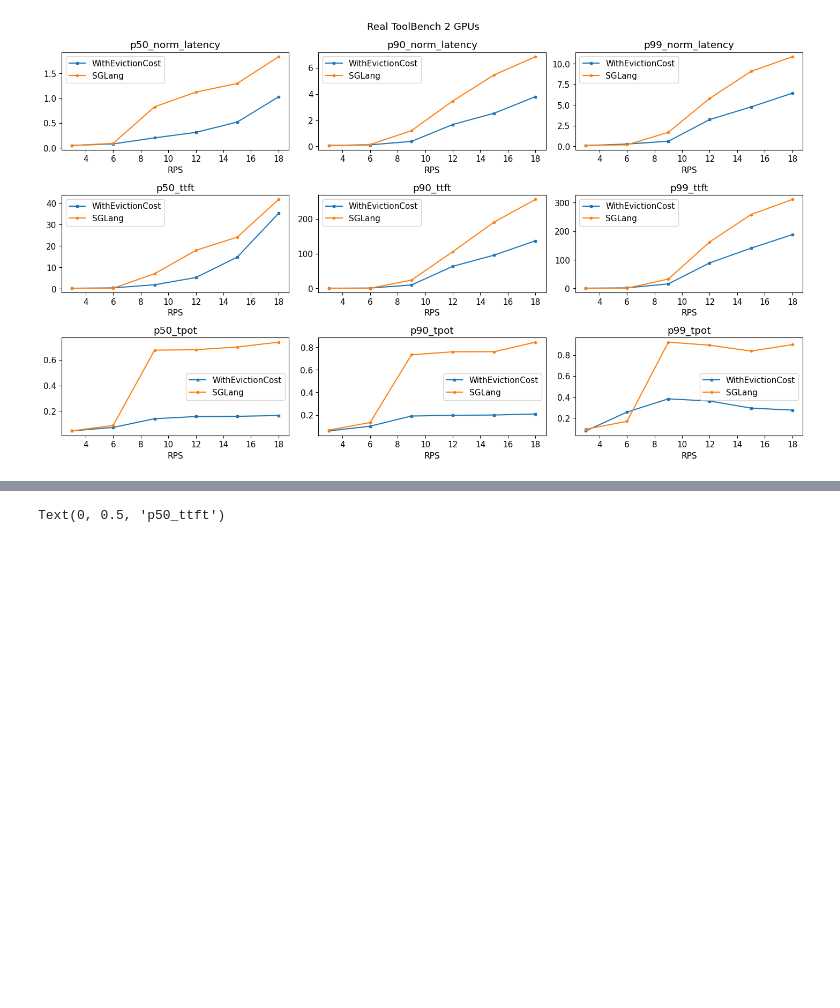
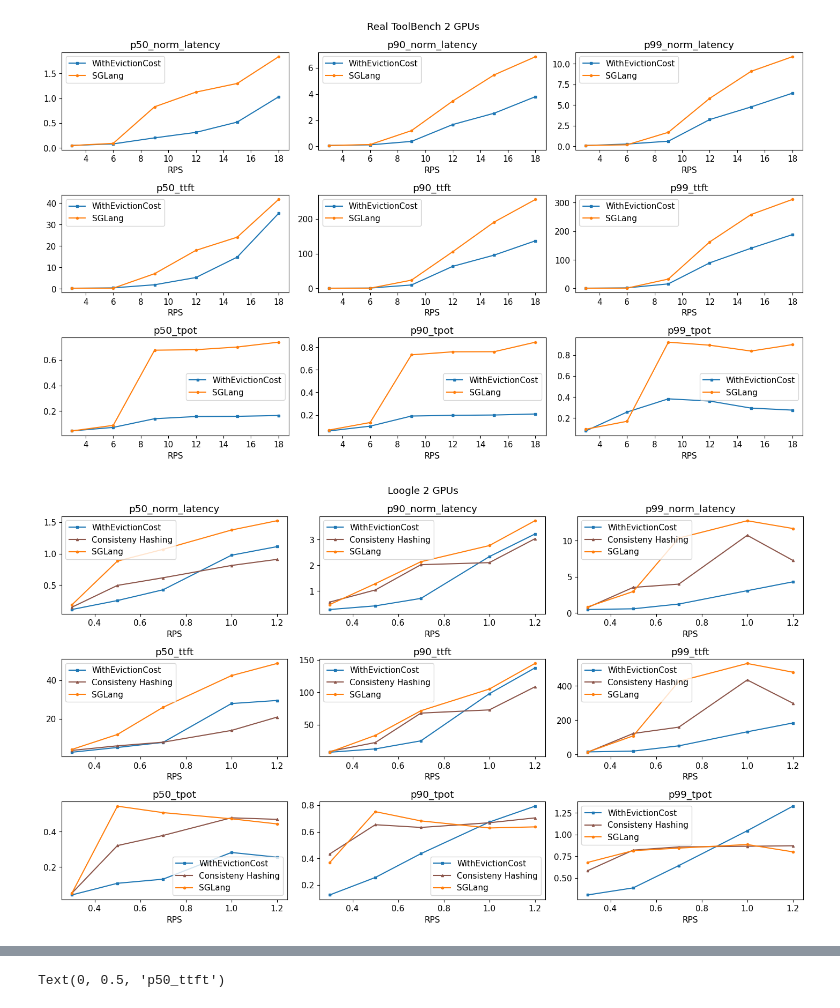
Before and after one commit to WukLab/preble, a Jupyter notebook: nsdi_plots/e2e.ipynb, the cells around one changed output, grey strips where cells are left out. Cells and saved outputs as stored; diff of their text form; code cells hidden in the pictures; blank space fills up the shorter version.

```diff
--- a/nsdi_plots/e2e.ipynb
+++ b/nsdi_plots/e2e.ipynb
@@ -190,6 +40,18 @@ fig.suptitle('Real ToolBench 2 GPUs')
 plt.tight_layout()
 # %% [output]
 [figure]
+# %%
+fig, ax = plt.subplots(3, 3, figsize=(14.5, 8.5))
+y_columns = ['p50_norm_latency', 'p90_norm_latency', 'p99_norm_latency']
+y_columns1 = ['p50_ttft', 'p90_ttft', 'p99_ttft']
+y_columns2 = ['p50_tpot', 'p90_tpot', 'p99_tpot']
+plot_all_metrics(['/mnt/ssd1/alm-os/sglang_multi_model/ckpt_all_in_one/2r_loogle_k=10/exp.csv', '/mnt/ssd1/alm-os/sglang_multi_model/ckpt_all_in_one/2r_loogle_k=10_rps>0.7/exp.csv'], ax[0], y_columns)
+plot_all_metrics(['/mnt/ssd1/alm-os/sglang_multi_model/ckpt_all_in_one/2r_loogle_k=10/exp.csv', '/mnt/ssd1/alm-os/sglang_multi_model/ckpt_all_in_one/2r_loogle_k=10_rps>0.7/exp.csv'], ax[1], y_columns1)
+plot_all_metrics(['/mnt/ssd1/alm-os/sglang_multi_model/ckpt_all_in_one/2r_loogle_k=10/exp.csv', '/mnt/ssd1/alm-os/sglang_multi_model/ckpt_all_in_one/2r_loogle_k=10_rps>0.7/exp.csv'], ax[2], y_columns2)
+fig.suptitle('Loogle 2 GPUs')
+plt.tight_layout()
+# %% [output]
+[figure, added]
 # %%
 fig, ax = plt.subplots(3, 3, figsize=(14.5, 8.5))
 y_columns = ['p50_norm_latency', 'p90_norm_latency', 'p99_norm_latency']
```
Also changed, not shown: parts of 11 cells of this notebook, 15 other files.
